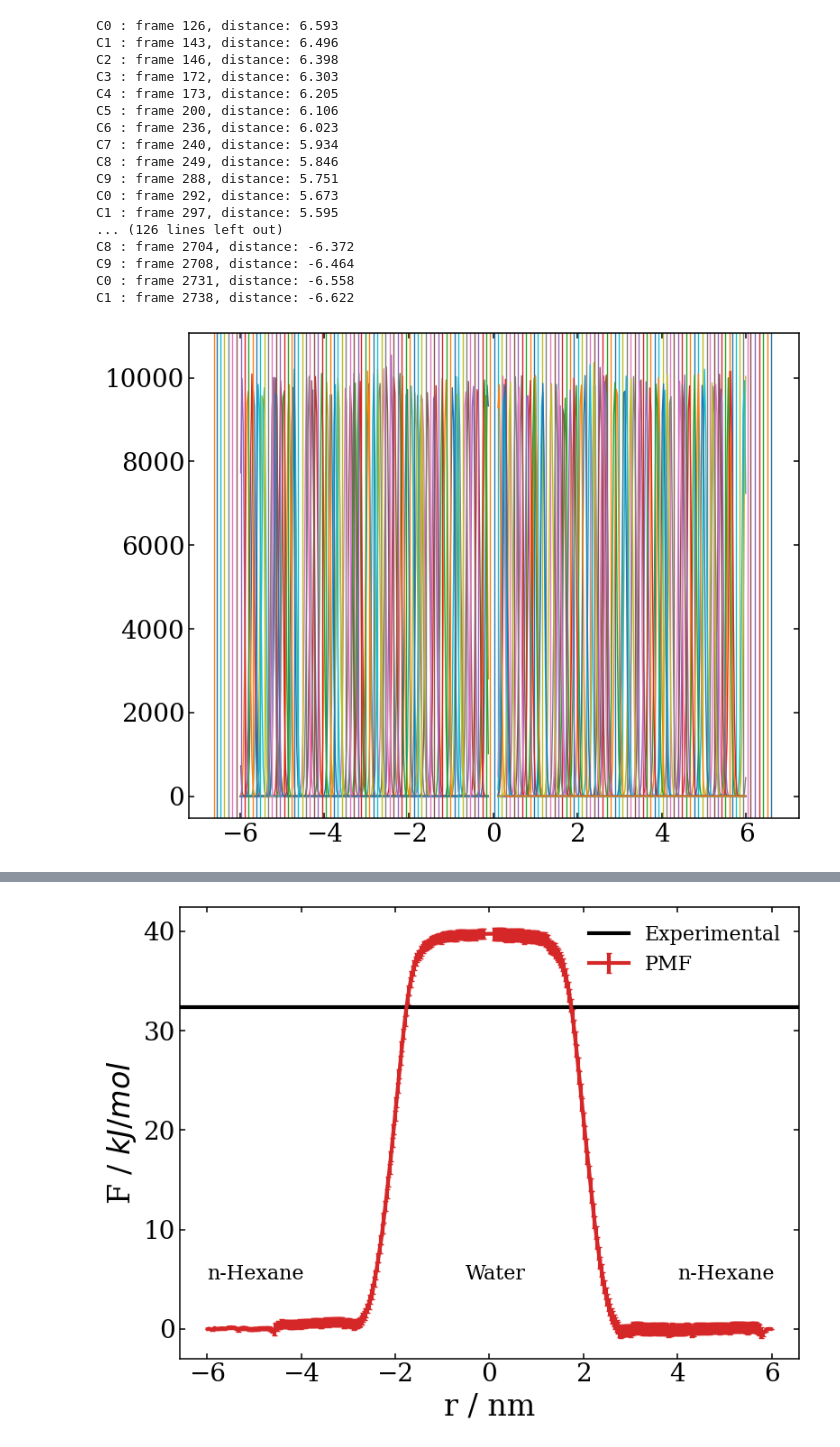
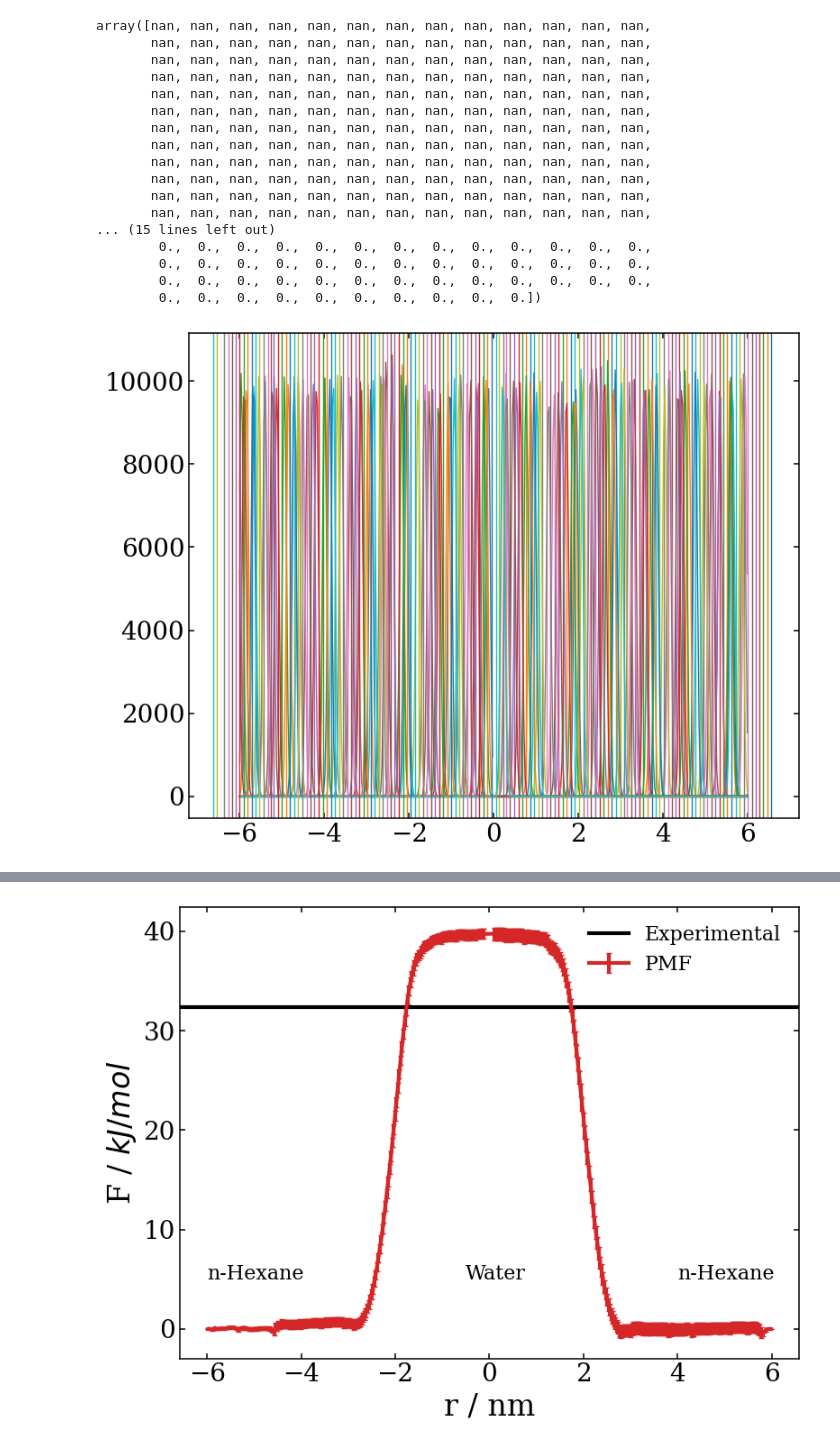
Before and after one commit to MatKie/WO_PMF, a Jupyter notebook: umbrella/analysis/Plot_lhs_rhs.ipynb, the cells around one changed output, grey strips where cells are left out. Drawn from its saved outputs; the diff is of its cells as text; code cells hidden in the pictures.

```diff
--- a/umbrella/analysis/Plot_lhs_rhs.ipynb
+++ b/umbrella/analysis/Plot_lhs_rhs.ipynb
@@ -5,19 +5,27 @@ import copy
 import matplotlib as plt
 # %%
-lhs_profile = np.loadtxt('eval_lhs/bsResult.xvg', comments=['@', '#'])
-lhs_histo = np.loadtxt('eval_lhs/histo.xvg', comments=['@', '#'])
+carbon ='Dodecane'
+exp_dG = 54.86 #kJ/mol
+
+if os.path.isfile('bsResults_rhs.xvg') and os.path.isfile('bsResults_lhs.xvg'):
+    lhs_profile = np.loadtxt('bsResult_lhs.xvg', comments=['@', '#'])
+    rhs_profile = np.loadtxt('bsResult_rhs.xvg', comments=['@', '#'])
+    error = True
+else:
+    lhs_profile = np.loadtxt('profile_lhs.xvg', comments=['@', '#'])
+    rhs_profile = np.loadtxt('profile_rhs.xvg', comments=['@', '#'])
+    error = False
+lhs_histo = np.loadtxt('histo_lhs.xvg', comments=['@', '#'])
 
 lhs_histo[:,0] *= -1
 lhs_histo = np.flip(lhs_histo, axis=0)
 lhs_profile[:,0] *= -1
 lhs_profile = np.flip(lhs_profile, axis=0)
 
-rhs_profile = np.loadtxt('eval_rhs/bsResult.xvg', comments=['@', '#'])
-rhs_histo = np.loadtxt('eval_rhs/histo.xvg', comments=['@', '#'])
+rhs_histo = np.loadtxt('histo_rhs.xvg', comments=['@', '#'])
 
 frames = np.loadtxt('frames.dat', skiprows=4, usecols=[0,1])
-complete = np.loadtxt('complete.txt')
-#frames = np.concatenate((frames, frames_hf))
+complete = np.loadtxt('../complete.txt')
 
 frames = [item for item in frames if item[0] in complete]
 histo = np.concatenate((lhs_histo, rhs_histo), axis=0)
@@ -45,35 +33,38 @@ print(histo[:,0])
+# %%
+np.where(profile[:,0]<1, profile[:,1],0 )
+# %% [output]
+array([nan, nan, nan, nan, nan, nan, nan, nan, nan, nan, nan, nan, nan,
+       nan, nan, nan, nan, nan, nan, nan, nan, nan, nan, nan, nan, nan,
+       nan, nan, nan, nan, nan, nan, nan, nan, nan, nan, nan, nan, nan,
+       nan, nan, nan, nan, nan, nan, nan, nan, nan, nan, nan, nan, nan,
+       nan, nan, nan, nan, nan, nan, nan, nan, nan, nan, nan, nan, nan,
+       nan, nan, nan, nan, nan, nan, nan, nan, nan, nan, nan, nan, nan,
+       nan, nan, nan, nan, nan, nan, nan, nan, nan, nan, nan, nan, nan,
+       nan, nan, nan, nan, nan, nan, nan, nan, nan, nan, nan, nan, nan,
+       nan, nan, nan, nan, nan, nan, nan, nan, nan, nan, nan, nan, nan,
+       nan, nan, nan, nan, nan, nan, nan, nan, nan, nan, nan, nan, nan,
+       nan, nan, nan, nan, nan, nan, nan, nan, nan, nan, nan, nan, nan,
+       nan, nan, nan, nan, nan, nan, nan, nan, nan, nan, nan, nan, nan,
+... (15 lines left out)
+        0.,  0.,  0.,  0.,  0.,  0.,  0.,  0.,  0.,  0.,  0.,  0.,  0.,
+        0.,  0.,  0.,  0.,  0.,  0.,  0.,  0.,  0.,  0.,  0.,  0.,  0.,
+        0.,  0.,  0.,  0.,  0.,  0.,  0.,  0.,  0.,  0.,  0.,  0.,  0.,
+        0.,  0.,  0.,  0.,  0.,  0.,  0.,  0.,  0.,  0.])
 # %%
 fig, axes = create_fig(1, 1)
 ax = axes[0]
 
 for i, (frame, distance) in enumerate(frames):
     ci = int(i - (np.floor(i/10) * 10))
     if distance < 0:
-        ax.plot(histo[200:, 0], histo[200:, i+1-72], color='C{:d}'.format(ci))
+        ax.plot(histo[200:, 0], histo[200:, i+1-len(rhs_histo[0,:])], color='C{:d}'.format(ci))
     else:
         ax.plot(histo[:200, 0], histo[:200, i+1], color='C{:d}'.format(ci))
     ax.axvline(x=distance, color='C{:d}'.format(ci))
-    print('C{:d} : frame {:d}, distance: {:.3f}'.format(ci, int(frame), distance))
-print('\n')
+    #print('C{:d} : frame {:d}, distance: {:.3f}'.format(ci, int(frame), distance))
+#print('\n')
 # %% [output]
-C0 : frame 126, distance: 6.593
-C1 : frame 143, distance: 6.496
-C2 : frame 146, distance: 6.398
-C3 : frame 172, distance: 6.303
-C4 : frame 173, distance: 6.205
-C5 : frame 200, distance: 6.106
-C6 : frame 236, distance: 6.023
-C7 : frame 240, distance: 5.934
-C8 : frame 249, distance: 5.846
-C9 : frame 288, distance: 5.751
-C0 : frame 292, distance: 5.673
-C1 : frame 297, distance: 5.595
-... (126 lines left out)
-C8 : frame 2704, distance: -6.372
-C9 : frame 2708, distance: -6.464
-C0 : frame 2731, distance: -6.558
-C1 : frame 2738, distance: -6.622
-[figure, old version]
+[figure, new version]
 # %%
 histofig, ax = create_fig(1,1)
 ax = ax[0]
```
Also changed, not shown: parts of 4 cells of this notebook, 2 other files.
